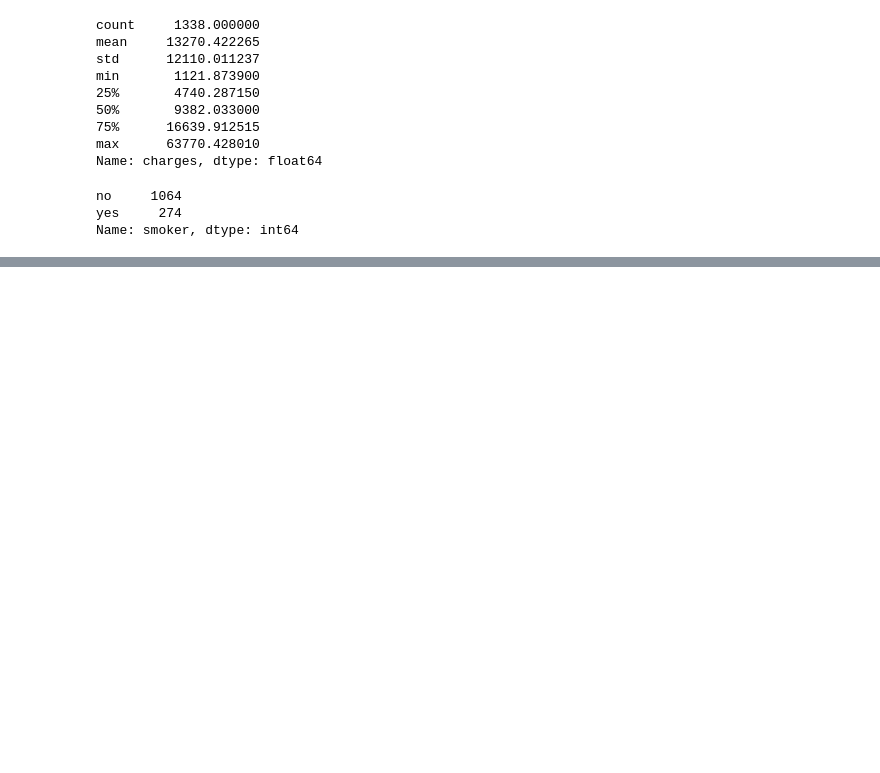
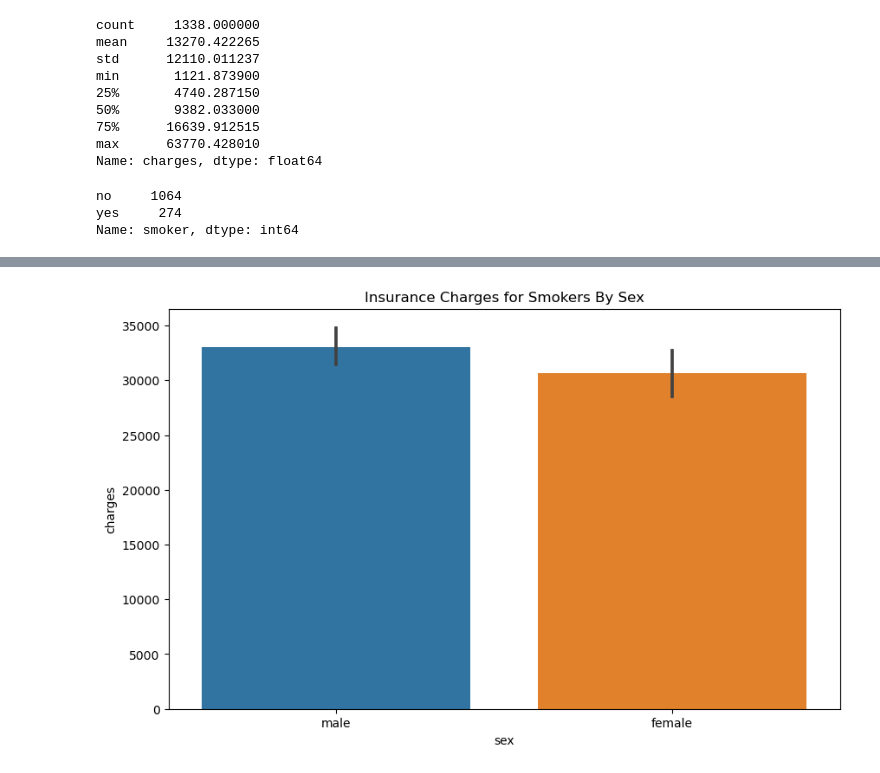
Before and after one commit to iarbietonilsson/Hypothesis-Testing-with-Insurance-Core, a Jupyter notebook: Hypothesis Testing with Insurance Data (Core) Ingrid.ipynb, the cells around one changed output, grey strips where cells are left out. Saved outputs shown, nothing was run; the diff lists cells and outputs as text; code cells hidden in the pictures; blank space fills up the shorter version.

```diff
--- a/Hypothesis Testing with Insurance Data (Core) Ingrid.ipynb
+++ b/Hypothesis Testing with Insurance Data (Core) Ingrid.ipynb
@@ -102,0 +309,6 @@ Name: smoker, dtype: int64
+# %%
+male_smoker_filter = (df['smoker']=='yes') & (df['sex'] == 'male')
+
+
+malesmoker_df = df.loc[male_smoker_filter,:]
+malesmoker_df
@@ -102,0 +329,5 @@ Name: smoker, dtype: int64
+# %%
+female_smoker_filter = (df['smoker']=='yes') & (df['sex'] == 'female')
+
+femalesmoker_df = df.loc[female_smoker_filter,:]
+femalesmoker_df
@@ -102,0 +348,4 @@ Name: smoker, dtype: int64
+# %%
+## Make a df just for visualization by concat the groups
+plotsmokers_df = pd.concat([malesmoker_df,femalesmoker_df])
+plotsmokers_df
@@ -102,0 +366,7 @@ Name: smoker, dtype: int64
+# %%
+## visualize the charges by whether smoker or nonsmoker
+fig,ax = plt.subplots(figsize=(10,6))
+sns.barplot(data=plotsmokers_df, x='sex',y='charges')
+ax.set_title(f'Insurance Charges for Smokers By Sex');
+# %% [output]
+[figure, added]
```
Also changed, not shown: parts of 62 cells of this notebook.
